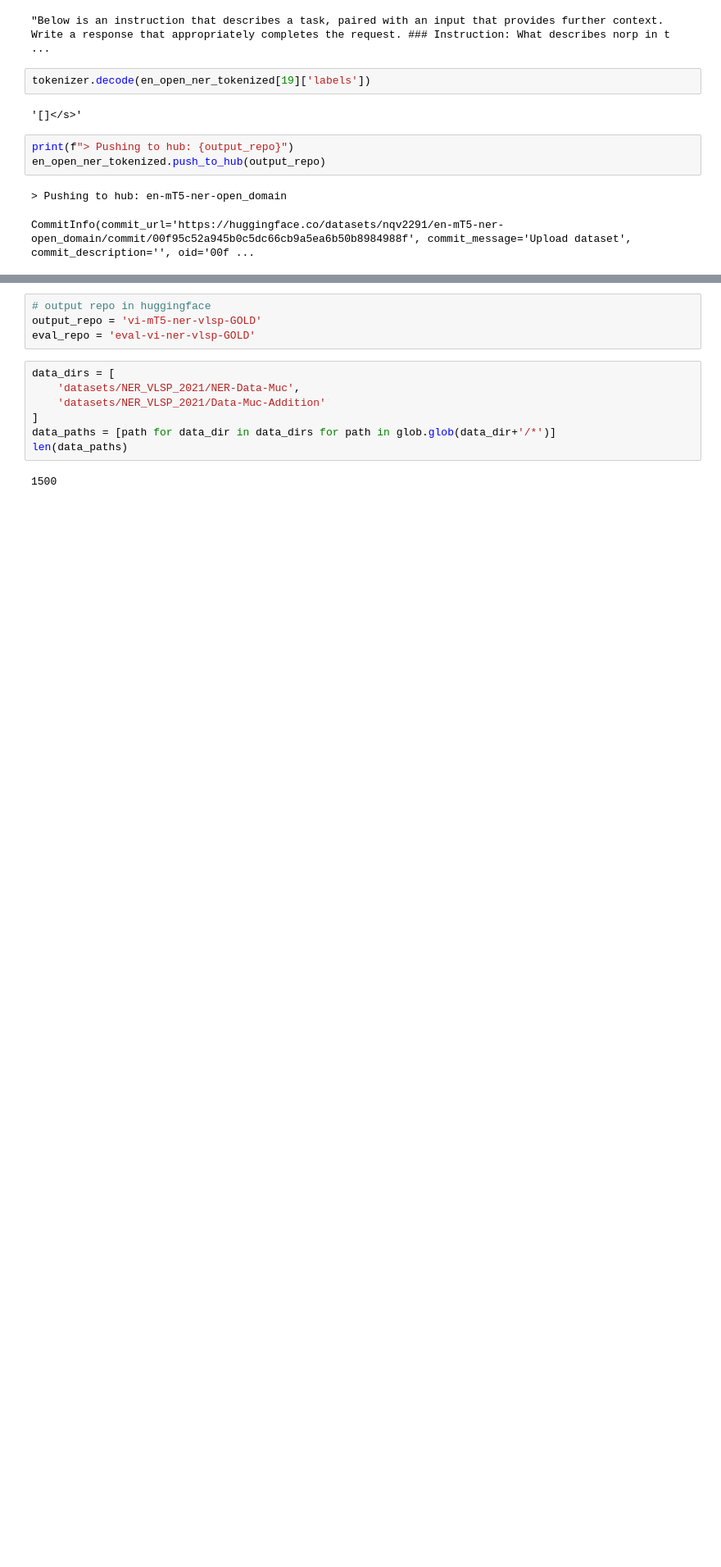
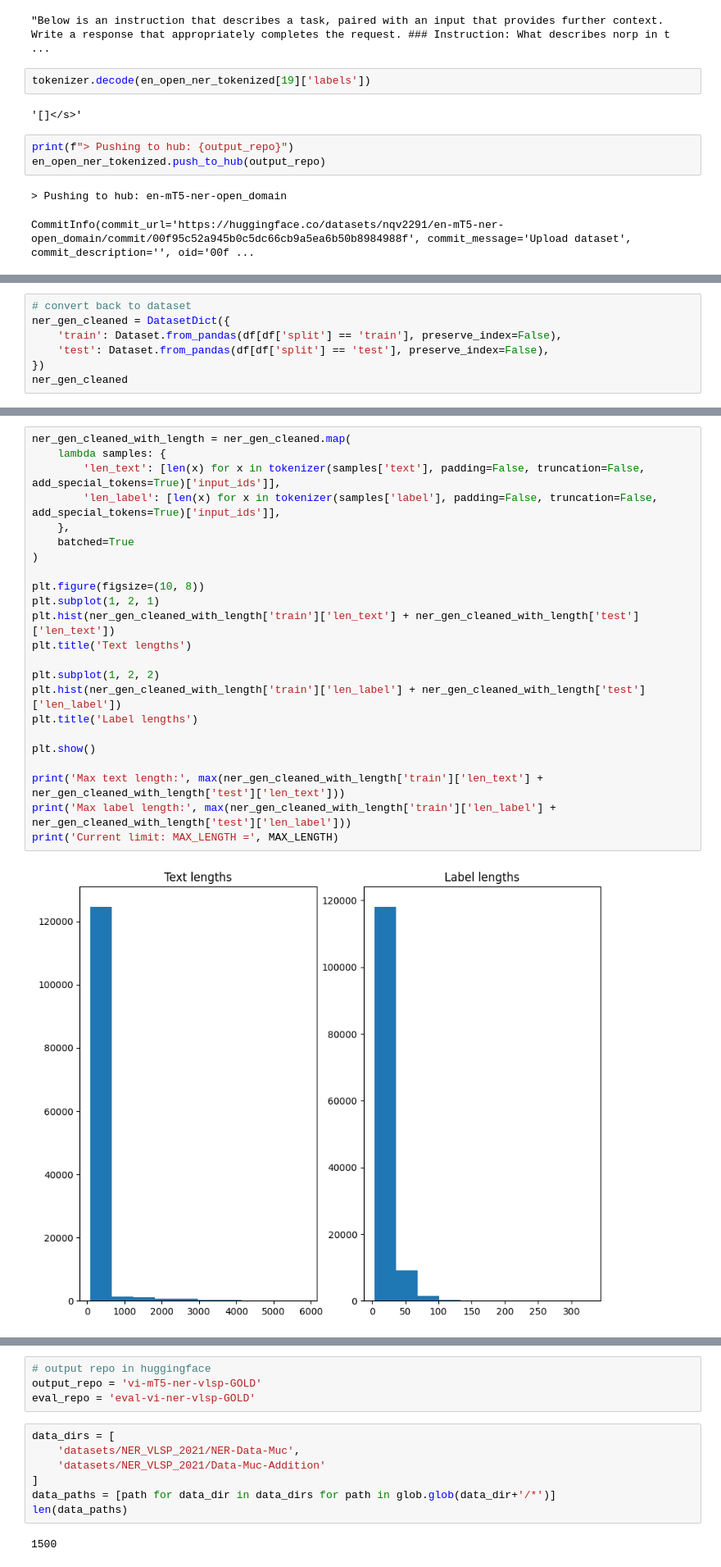
Before and after one commit to vietnq2291/multilingual-NER, a Jupyter notebook: src/data/prepare_ner_data.ipynb, the cells around one changed output, grey strips where cells are left out. Shown: that part at 82% size. Drawn from its saved outputs; the diff is of its cells as text; blank space fills up the shorter version.

```diff
--- a/src/data/prepare_ner_data.ipynb
+++ b/src/data/prepare_ner_data.ipynb
@@ -303,0 +681,7 @@ CommitInfo(commit_url='https://huggingface.co/datasets/nqv2291/en-mT5-ner-open_d
+# %%
+# convert back to dataset
+ner_gen_cleaned = DatasetDict({
+    'train': Dataset.from_pandas(df[df['split'] == 'train'], preserve_index=False),
+    'test': Dataset.from_pandas(df[df['split'] == 'test'], preserve_index=False),
+})
+ner_gen_cleaned
@@ -303,0 +701,25 @@ CommitInfo(commit_url='https://huggingface.co/datasets/nqv2291/en-mT5-ner-open_d
+# %%
+ner_gen_cleaned_with_length = ner_gen_cleaned.map(
+    lambda samples: {
+        'len_text': [len(x) for x in tokenizer(samples['text'], padding=False, truncation=False, add_special_tokens=True)['input_ids']],
+        'len_label': [len(x) for x in tokenizer(samples['label'], padding=False, truncation=False, add_special_tokens=True)['input_ids']],
+    },
+    batched=True
+)
+
+plt.figure(figsize=(10, 8))
+plt.subplot(1, 2, 1)
+plt.hist(ner_gen_cleaned_with_length['train']['len_text'] + ner_gen_cleaned_with_length['test']['len_text'])
+plt.title('Text lengths')
+
+plt.subplot(1, 2, 2)
+plt.hist(ner_gen_cleaned_with_length['train']['len_label'] + ner_gen_cleaned_with_length['test']['len_label'])
+plt.title('Label lengths')
+
+plt.show()
+
+print('Max text length:', max(ner_gen_cleaned_with_length['train']['len_text'] + ner_gen_cleaned_with_length['test']['len_text']))
+print('Max label length:', max(ner_gen_cleaned_with_length['train']['len_label'] + ner_gen_cleaned_with_length['test']['len_label']))
+print('Current limit: MAX_LENGTH =', MAX_LENGTH)
+# %% [output]
+[figure, added]
```
Also changed, not shown: parts of 45 cells of this notebook, 6 other files.
